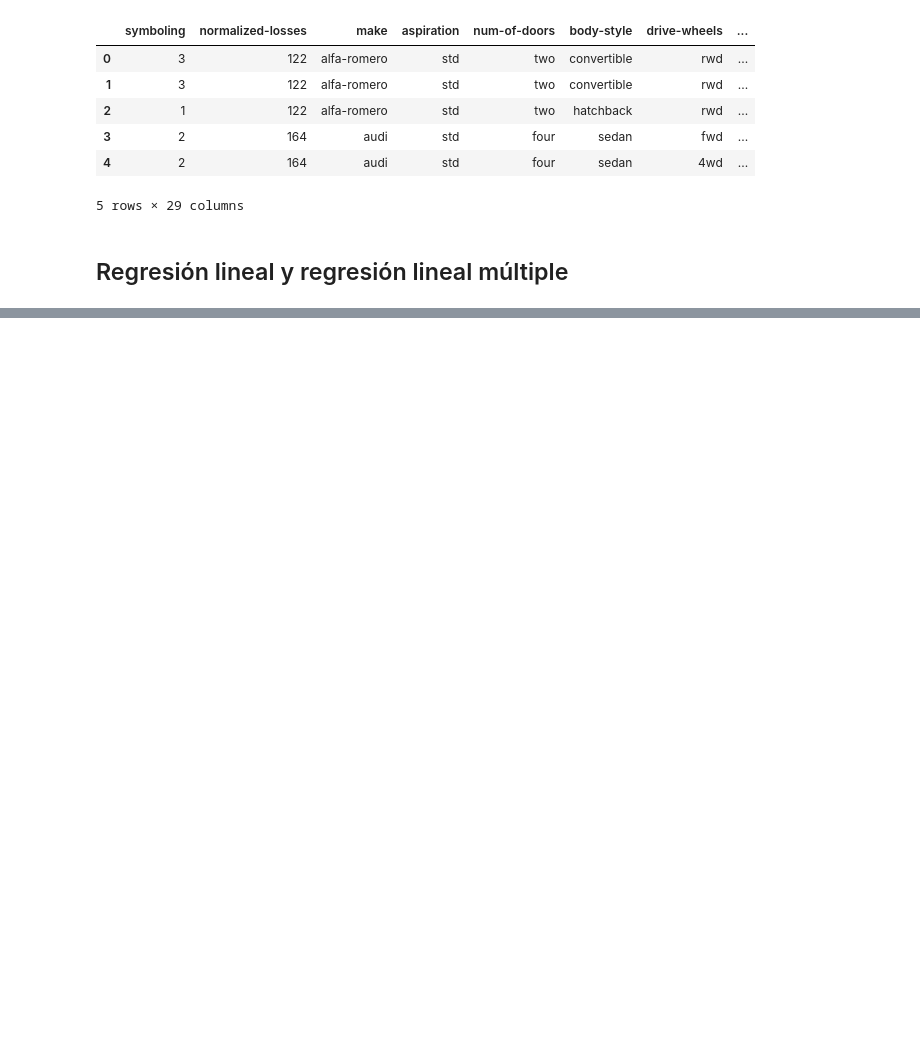
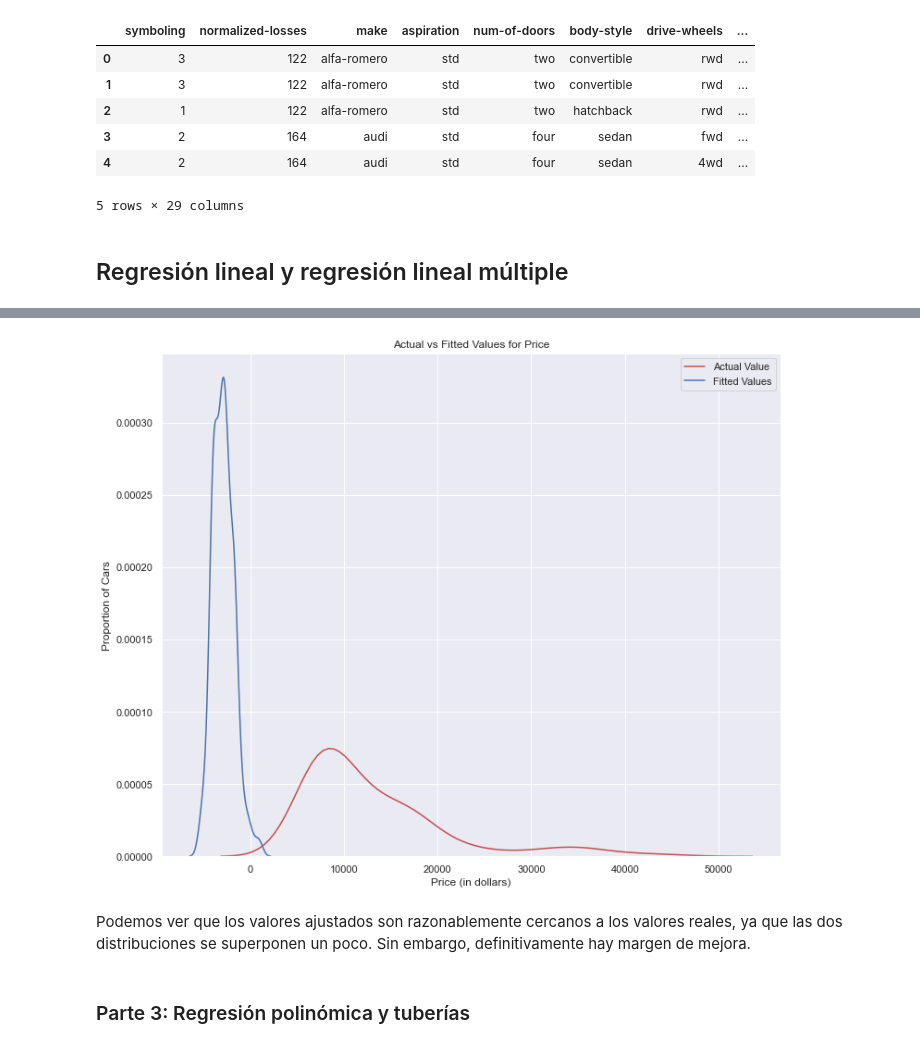
Before and after one commit to arbarr20/edx-jupyter, a Jupyter notebook: curso-edx-ciencia-datos/modulo4.ipynb, the cells around one changed output, grey strips where cells are left out. Saved outputs shown, nothing was run; the diff lists cells and outputs as text; code cells hidden in the pictures; blank space fills up the shorter version.

```diff
--- a/curso-edx-ciencia-datos/modulo4.ipynb
+++ b/curso-edx-ciencia-datos/modulo4.ipynb
@@ -53,0 +133,2 @@ $$
+# %%
+lm1 = LinearRegression()
@@ -53,0 +137,3 @@ $$
+# %%
+lm1.fit(df[['engine-size']], df[['price']])
+lm1
@@ -53,0 +147,3 @@ $$
+# %%
+Yhat=lm1.predict(X)
+Yhat[0:5]
@@ -53,0 +330,20 @@ $$
+# %%
+plt.figure(figsize=(width, height))
+
+
+ax1 = sns.distplot(df['price'], hist=False, color="r", label="Actual Value")
+sns.distplot(Yhat, hist=False, color="b", label="Fitted Values" , ax=ax1)
+
+
+plt.title('Actual vs Fitted Values for Price')
+plt.xlabel('Price (in dollars)')
+plt.ylabel('Proportion of Cars')
+
+plt.show()
+plt.close()
+# %% [output]
+[figure, added]
+# %% [markdown]
+Podemos ver que los valores ajustados son razonablemente cercanos a los valores reales, ya que las dos distribuciones se superponen un poco. Sin embargo, definitivamente hay margen de mejora.
+# %% [markdown]
+### Parte 3: Regresión polinómica y tuberías
```
Also changed, not shown: parts of 146 cells of this notebook.
